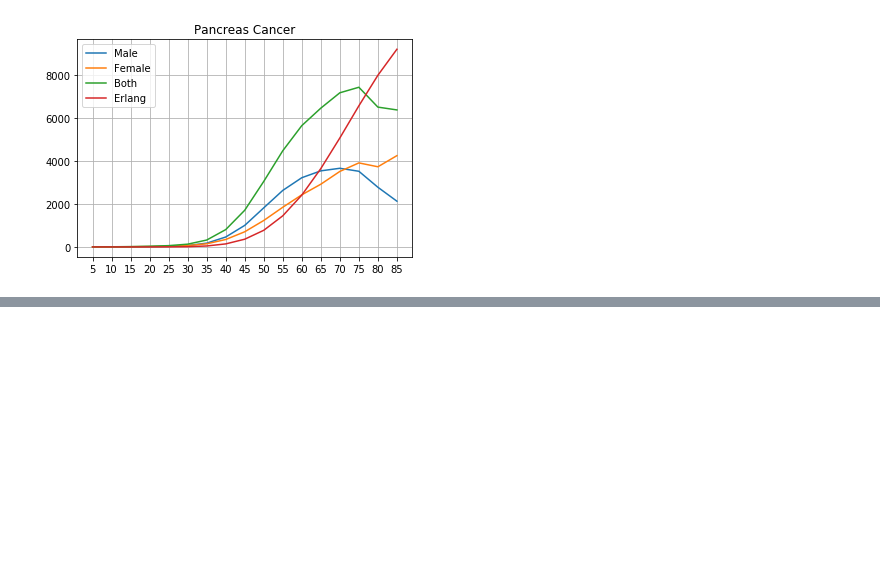
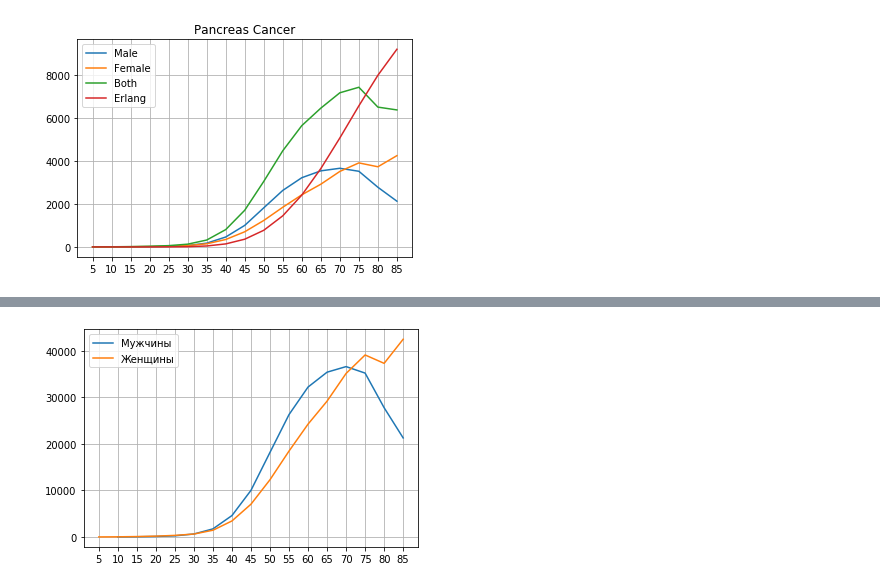
Before and after one commit to NikitaYurasov/Mathematical-statistics, a Jupyter notebook: ДЗ3.ipynb, the cells around one changed output, grey strips where cells are left out. Saved outputs shown, nothing was run; the diff lists cells and outputs as text; code cells hidden in the pictures; blank space fills up the shorter version.

```diff
--- a/ДЗ3.ipynb
+++ b/ДЗ3.ipynb
@@ -473,6 +518,10 @@ for line in c_b_s:
         female_pancreas_cancer.append(line)
     if line[1]=='Pancreas' and line[0]=='Male':
         male_pancreas_cancer.append(line)
+fmale_pancreas = pd.DataFrame(female_pancreas_cancer, columns=['Sex', 'Cancer', 'Age Group', 'Count'], index=range(3, 20))
+fmale_pancreas.to_csv('fmale_pancreas.csv')
+male_pancreas = pd.DataFrame(male_pancreas_cancer, columns=['Sex', 'Cancer', 'Age Group', 'Count'], index=range(4, 20))
+male_pancreas.to_csv('male_pancreas.csv')
 # %%
 d_c_m = c_b_s[1615:3158]
 detail_cancer_male = pd.DataFrame(d_c_m, columns=heads2)
@@ -580,0 +627,9 @@ array([1.25975171e-14, 1.01728244e-10, 1.46371266e-08, 4.04887899e-07,
+# %%
+plt.plot(men_life_years, male_pancreas['Count'], label='Мужчины');
+plt.plot(women_life_years, fmale_pancreas['Count'], label='Женщины');
+plt.grid();
+plt.xticks(women_life_years);
+plt.legend();
+#plt.savefig('Images/pancreas_cancer.pdf');
+# %% [output]
+[figure, added]
```
Also changed, not shown: parts of 25 cells of this notebook.
